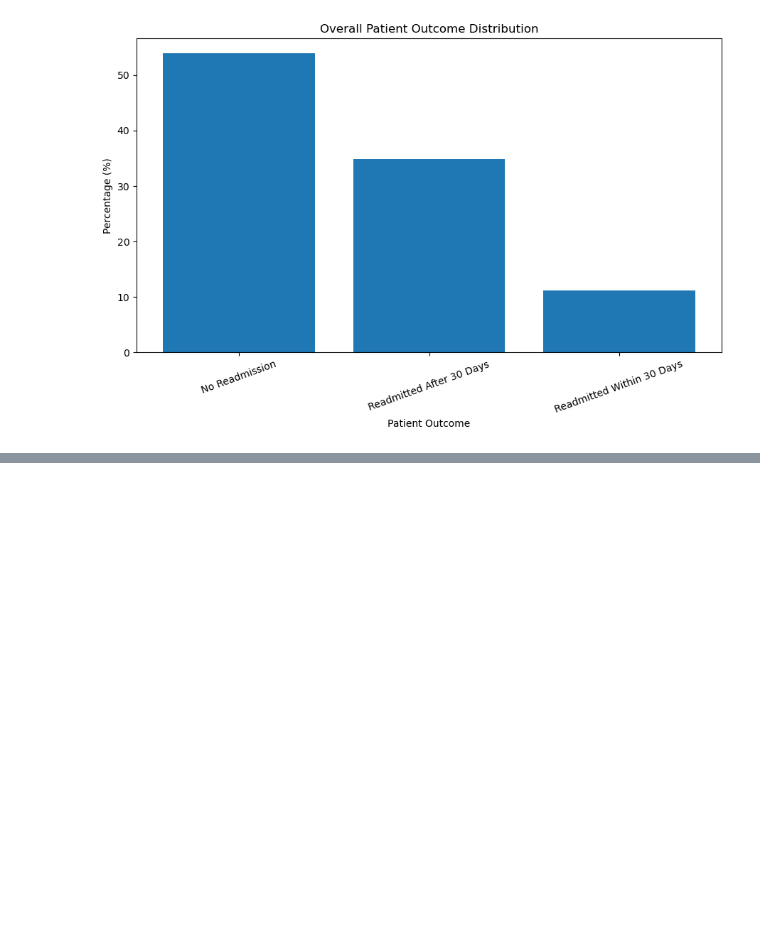
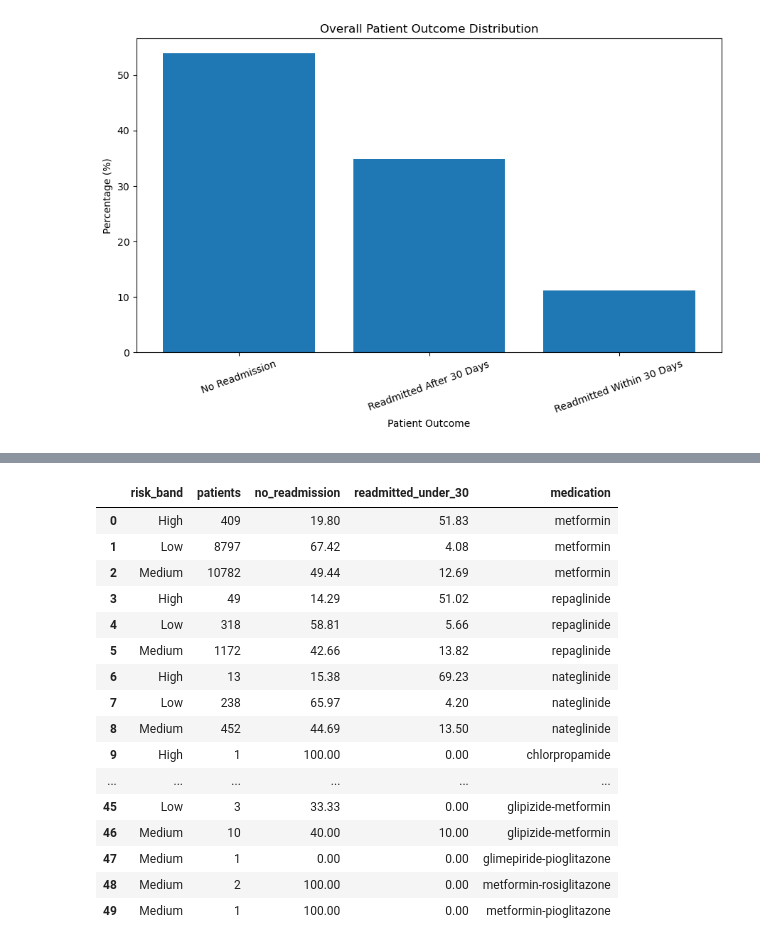
Before and after one commit to GKSJ-AI-CliniScan/HealthForecastAI, a Jupyter notebook: ml/notebooks/02-treatment-analysis.ipynb, the cells around one changed output, grey strips where cells are left out. Cells and saved outputs as stored; diff of their text form; code cells hidden in the pictures; blank space fills up the shorter version.

```diff
--- a/ml/notebooks/02-treatment-analysis.ipynb
+++ b/ml/notebooks/02-treatment-analysis.ipynb
@@ -656,0 +856,53 @@ outcome_profile
+# %%
+risk_treatment_summary = []
+
+for medication in available_medications:
+    medication_mask = ~df[medication].isin(["No", ""])
+
+    medication_df = df.loc[medication_mask].copy()
+
+    if len(medication_df) == 0:
+        continue
+
+    summary = (
+        medication_df
+        .groupby("risk_band")
+        .agg(
+            patients=("risk_band", "size"),
+            no_readmission=("no_readmission", "mean"),
+            readmitted_under_30=("readmitted_under_30", "mean")
+        )
+        .reset_index()
+    )
+
+    summary["medication"] = medication
+
+    risk_treatment_summary.append(summary)
+
+risk_treatment_df = pd.concat(
+    risk_treatment_summary,
+    ignore_index=True
+)
+
+risk_treatment_df["no_readmission"] *= 100
+risk_treatment_df["readmitted_under_30"] *= 100
+
+risk_treatment_df.round(2)
+# %% [output]
+|  | risk_band | patients | no_readmission | readmitted_under_30 | medication |
+| 0 | High | 409 | 19.80 | 51.83 | metformin |
+| 1 | Low | 8797 | 67.42 | 4.08 | metformin |
+| 2 | Medium | 10782 | 49.44 | 12.69 | metformin |
+| 3 | High | 49 | 14.29 | 51.02 | repaglinide |
+| 4 | Low | 318 | 58.81 | 5.66 | repaglinide |
+| 5 | Medium | 1172 | 42.66 | 13.82 | repaglinide |
+| 6 | High | 13 | 15.38 | 69.23 | nateglinide |
+| 7 | Low | 238 | 65.97 | 4.20 | nateglinide |
+| 8 | Medium | 452 | 44.69 | 13.50 | nateglinide |
+| 9 | High | 1 | 100.00 | 0.00 | chlorpropamide |
+| ... | ... | ... | ... | ... | ... |
+| 45 | Low | 3 | 33.33 | 0.00 | glipizide-metformin |
+| 46 | Medium | 10 | 40.00 | 10.00 | glipizide-metformin |
+| 47 | Medium | 1 | 0.00 | 0.00 | glimepiride-pioglitazone |
+| 48 | Medium | 2 | 100.00 | 0.00 | metformin-rosiglitazone |
+| 49 | Medium | 1 | 100.00 | 0.00 | metformin-pioglitazone |
```
Also changed, not shown: parts of 15 cells of this notebook.
